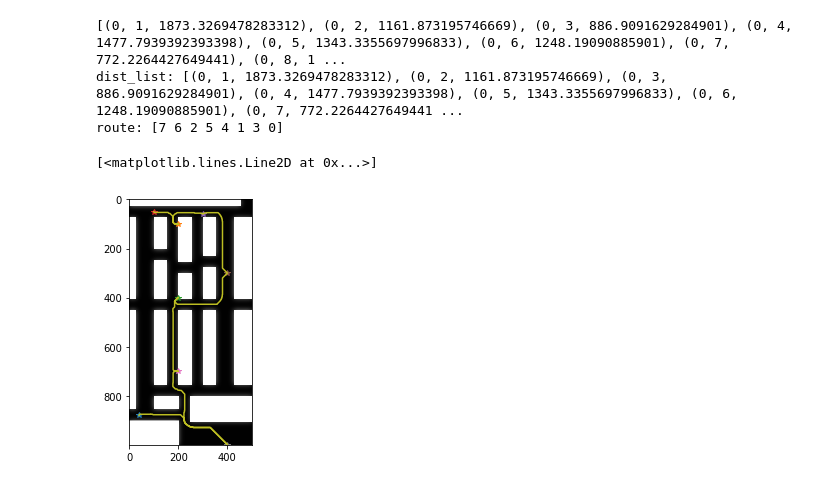
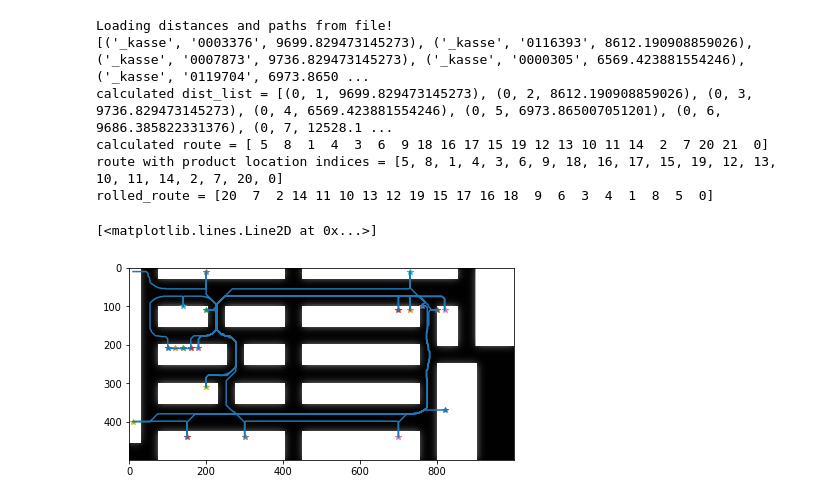
Before and after one commit to NikolasE/hackdaysBW_TeamAwesome, a Jupyter notebook: app/pathplanning/pathplanning.ipynb, the cells around one changed output. Cells and saved outputs as stored; diff of their text form; code cells hidden in the pictures.

```diff
--- a/app/pathplanning/pathplanning.ipynb
+++ b/app/pathplanning/pathplanning.ipynb
@@ -32,15 +32,19 @@ product_locations = {
 
 pp = pathplanning.Pathplanner('map.png', product_locations)
 print(pp.inter_product_distances)
-path, route = pp.get_path(())
+path, route = pp.get_path((10,10), ["_kasse", "0003376", "0116393", "0007873", "0000305", "0119704", "0001847", "0136673", "0003430", "0047627", "0001375", "0034957", "0057475", "0098066", "0122344", "0410170", "0212833", "0826492", "0926460", "0173628"], "_kasse")
+pass
 # %% [output]
-[(0, 1, 1873.3269478283312), (0, 2, 1161.873195746669), (0, 3, 886.9091629284901), (0, 4, 1477.7939392393398), (0, 5, 1343.3355697996833), (0, 6, 1248.19090885901), (0, 7, 772.2264427649441), (0, 8, 1 ...
-dist_list: [(0, 1, 1873.3269478283312), (0, 2, 1161.873195746669), (0, 3, 886.9091629284901), (0, 4, 1477.7939392393398), (0, 5, 1343.3355697996833), (0, 6, 1248.19090885901), (0, 7, 772.2264427649441 ...
-route: [7 6 2 5 4 1 3 0]
+Loading distances and paths from file!
+[('_kasse', '0003376', 9699.829473145273), ('_kasse', '0116393', 8612.190908859026), ('_kasse', '0007873', 9736.829473145273), ('_kasse', '0000305', 6569.423881554246), ('_kasse', '0119704', 6973.8650 ...
+calculated dist_list = [(0, 1, 9699.829473145273), (0, 2, 8612.190908859026), (0, 3, 9736.829473145273), (0, 4, 6569.423881554246), (0, 5, 6973.865007051201), (0, 6, 9686.385822331376), (0, 7, 12528.1 ...
+calculated route = [ 5  8  1  4  3  6  9 18 16 17 15 19 12 13 10 11 14  2  7 20 21  0]
+route with product location indices = [5, 8, 1, 4, 3, 6, 9, 18, 16, 17, 15, 19, 12, 13, 10, 11, 14, 2, 7, 20, 0]
+rolled_route = [20  7  2 14 11 10 13 12 19 15 17 16 18  9  6  3  4  1  8  5  0]
 # %%
-skimage.io.imshow(pp.map)
-[plt.plot(pl[1], pl[0], '*') for pl in locations]
-plt.plot([p[1] for p in path], [p[0] for p in path])
+skimage.io.imshow(pp.map.transpose())
+[plt.plot(pl[0], pl[1], '*') for pl in product_locations.values()]
+plt.plot([p[0] for p in path], [p[1] for p in path])
 # %% [output]
 [<matplotlib.lines.Line2D at 0x...>]
-[figure, old version]
+[figure, new version]
```
